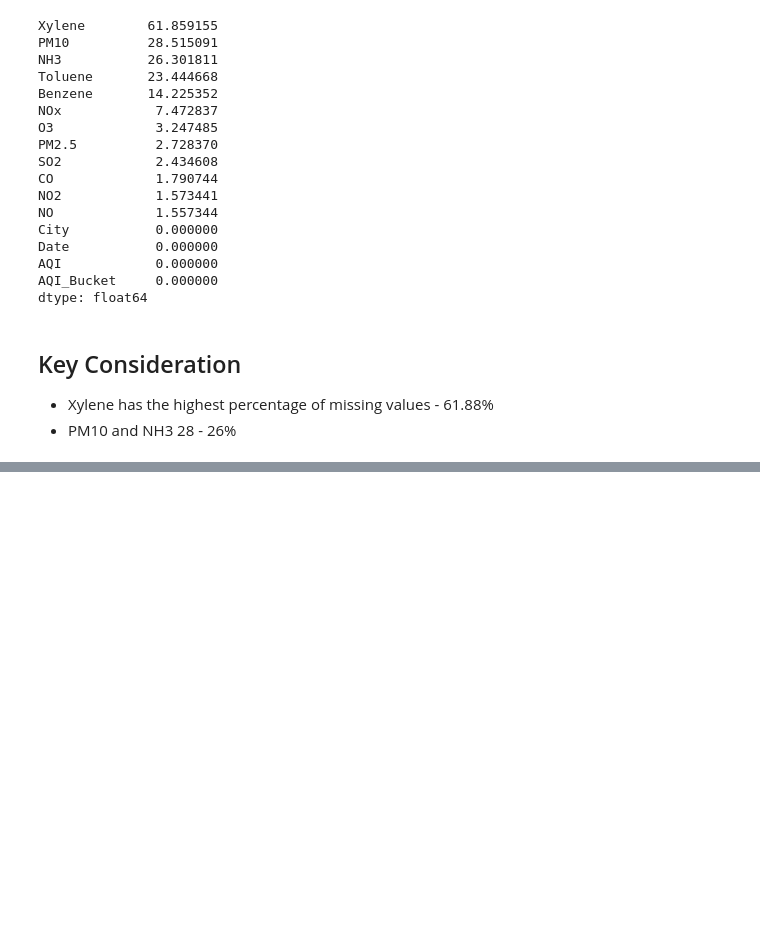
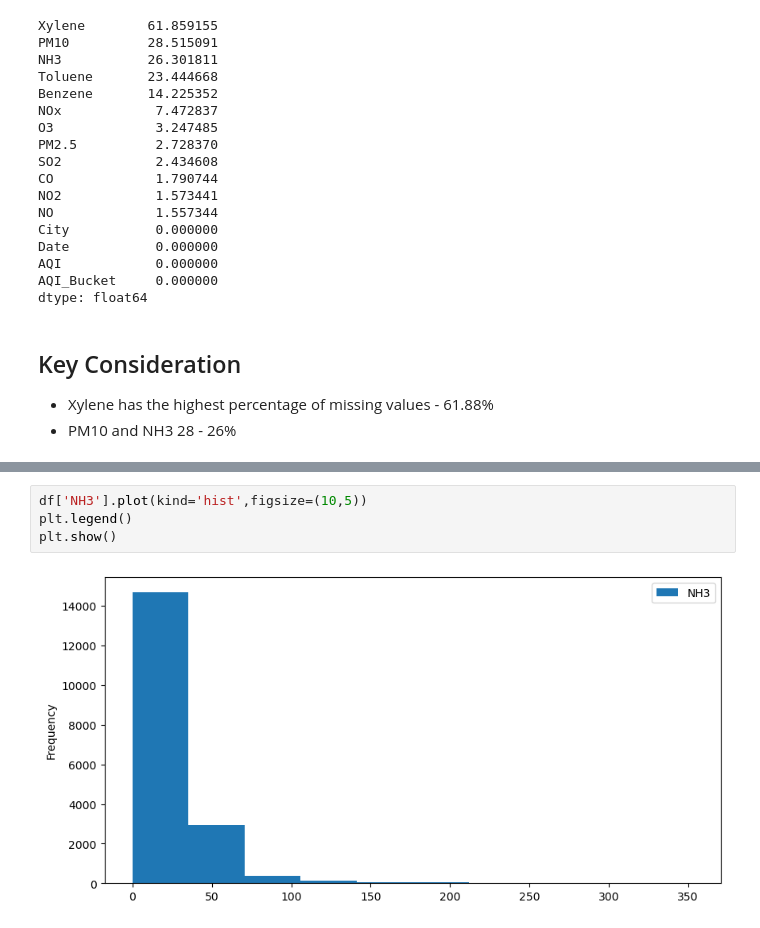
Before and after one commit to VELMANIKANDAN05/Air-Quality-Index-Prediction, a Jupyter notebook: AQI Prediction Model.ipynb, the cells around one changed output, grey strips where cells are left out. Drawn from its saved outputs; the diff is of its cells as text; blank space fills up the shorter version.

```diff
--- a/AQI Prediction Model.ipynb
+++ b/AQI Prediction Model.ipynb
@@ -168,0 +184,6 @@ dtype: float64
+# %%
+df['NH3'].plot(kind='hist',figsize=(10,5))
+plt.legend()
+plt.show()
+# %% [output]
+[figure, added]
```
Also changed, not shown: parts of 39 cells of this notebook.
